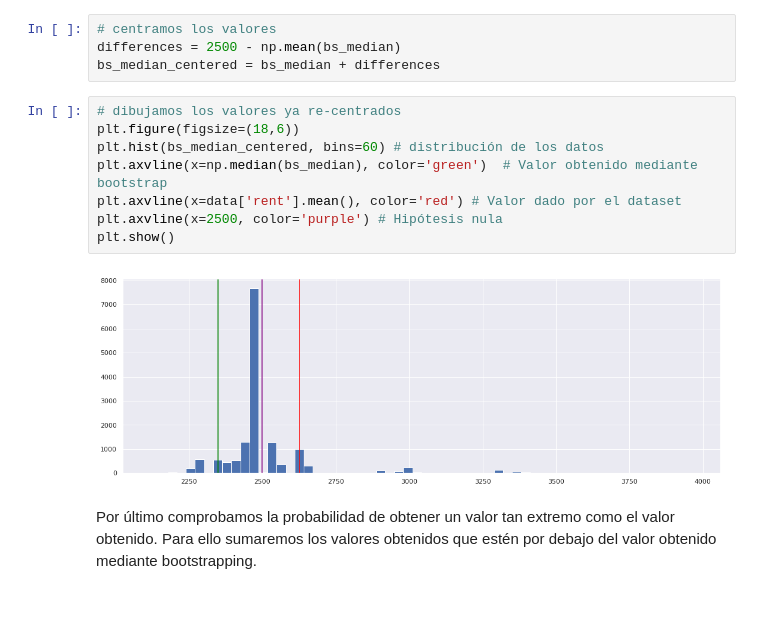
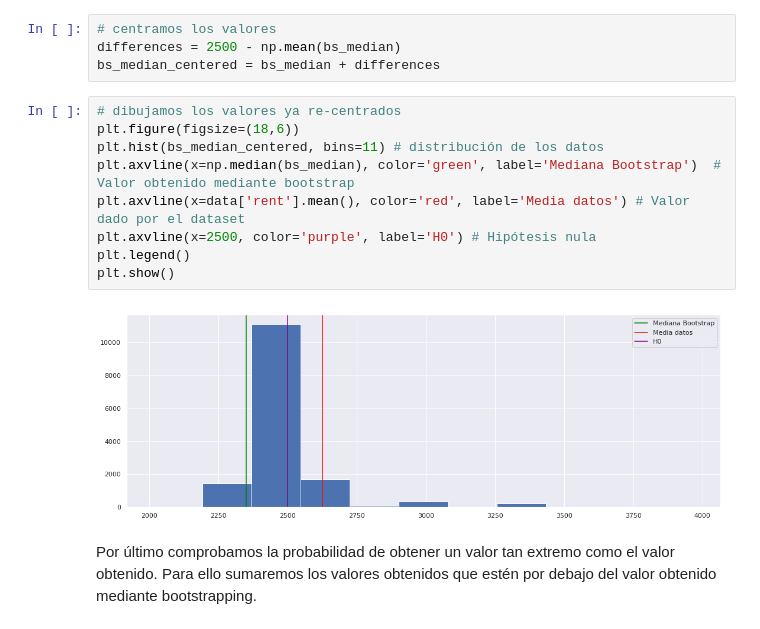
Before and after one commit to PablodelaCuesta/Statistics, a Jupyter notebook: 4_0_Inference_for_numerical_data/Bootstrap_with_python.ipynb, the cells around one changed output. Saved outputs shown, nothing was run; the diff lists cells and outputs as text.

```diff
--- a/4_0_Inference_for_numerical_data/Bootstrap_with_python.ipynb
+++ b/4_0_Inference_for_numerical_data/Bootstrap_with_python.ipynb
@@ -90,13 +90,14 @@ bs_median_centered = bs_median + differences
 # %%
 # dibujamos los valores ya re-centrados
 plt.figure(figsize=(18,6))
-plt.hist(bs_median_centered, bins=60) # distribución de los datos
-plt.axvline(x=np.median(bs_median), color='green')  # Valor obtenido mediante bootstrap
-plt.axvline(x=data['rent'].mean(), color='red') # Valor dado por el dataset
-plt.axvline(x=2500, color='purple') # Hipótesis nula
+plt.hist(bs_median_centered, bins=11) # distribución de los datos
+plt.axvline(x=np.median(bs_median), color='green', label='Mediana Bootstrap')  # Valor obtenido mediante bootstrap
+plt.axvline(x=data['rent'].mean(), color='red', label='Media datos') # Valor dado por el dataset
+plt.axvline(x=2500, color='purple', label='H0') # Hipótesis nula
+plt.legend()
 plt.show()
 # %% [output]
-[figure, old version]
+[figure, new version]
 # %% [markdown]
 Por último comprobamos la probabilidad de obtener un valor tan extremo como el valor obtenido. Para ello sumaremos los valores obtenidos que estén por debajo del valor obtenido mediante bootstrapping.
 # %%
```
Also changed, not shown: parts of 9 cells of this notebook, 2 other files.
